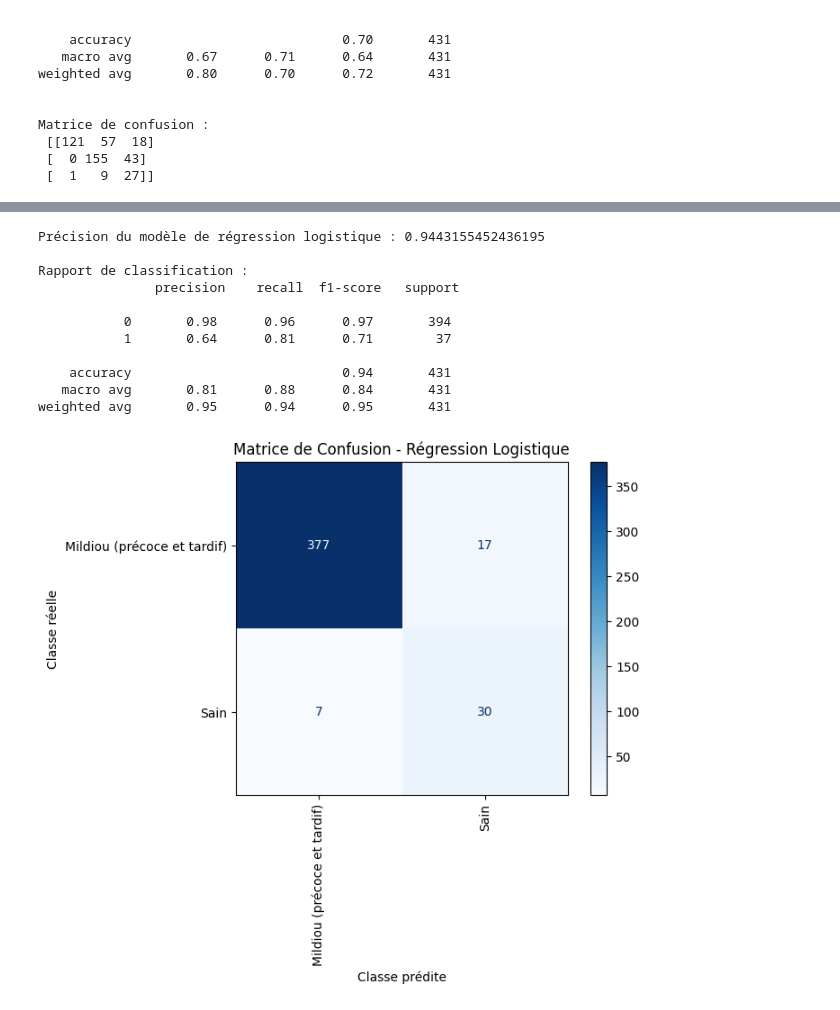
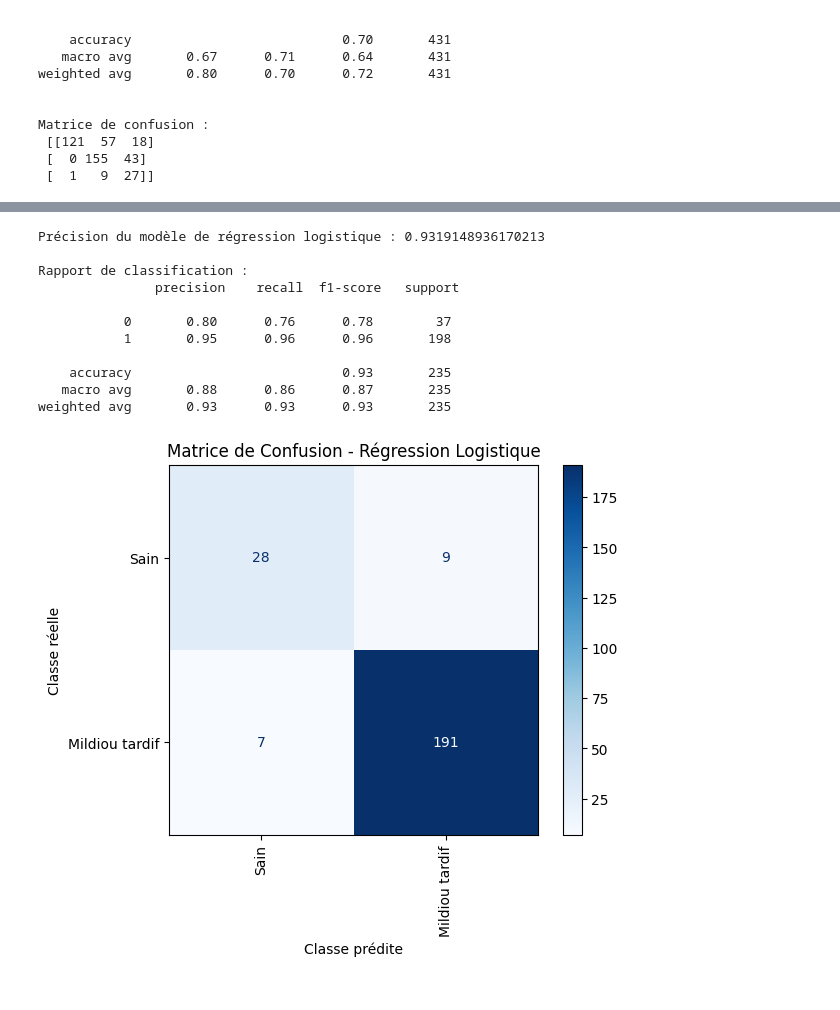
Before and after one commit to meryemgrimaj/ProjetMLL, a Jupyter notebook: Projet_ML_knn_rl.ipynb, the cells around one changed output, grey strips where cells are left out. Cells and saved outputs as stored; diff of their text form; code cells hidden in the pictures.

Commit message:
modifications des modèles

```diff
--- a/Projet_ML_knn_rl.ipynb
+++ b/Projet_ML_knn_rl.ipynb
@@ -268,3 +268,27 @@ Matrice de confusion :
  [[121  57  18]
  [  0 155  43]
  [  1   9  27]]
+# %%
+knn = KNeighborsClassifier(n_neighbors=1, metric='manhattan')
+knn.fit(X_train, y_train)
+y_test_pred = knn.predict(X_test)
+
+
+# Évaluer le modèle
+print("\nRapport de classification :\n", classification_report(y_test, y_test_pred))
+
+# Matrice de confusion
+cm = confusion_matrix(y_test, y_test_pred)
+disp = ConfusionMatrixDisplay(confusion_matrix=cm, display_labels=classe_label)
+disp.plot(cmap=plt.cm.Blues)
+plt.xlabel('Classes prédites')
+plt.ylabel('Classes réelles')
+plt.title('Matrice de confusion : knn = 1, distance = manhattan')
+plt.show()
+
+# calcul de faux négatif (= prédit sain) faux négatif / (faux négatif + vrai positifs)
+TFP = (cm[0,2] + cm[1,2])/(cm[0,2] + cm[1,2] + cm[0,0] + cm[0,1] + cm[1,0] + cm[1,1])
+# calcul de faux positif (= prédit mildiou) faux positif/ (faux positifs + vrai négatifs)
+TFN = (cm[2,0] + cm[2,1])/(cm[2,0] + cm[2,1]+ cm[2,2])
+print("TFP : ", TFP)
+print("TFN : ", TFN)
@@ -304,48 +383,53 @@ On utilise ici la méthode one-vs-all
 # %%
+# Retirer la classe 0 du jeu de données
+X_train1 = X_train[y_train != 0]
+y_train1 = y_train[y_train != 0]
+X_test1 = X_test[y_test != 0]
+y_test1 = y_test[y_test != 0]
 # Normaliser les données d'entrainement et de validation
 scaler = StandardScaler()
-X_train_scaled = scaler.fit_transform(X_train)
-X_test_scaled = scaler.transform(X_test)
+X_train_scaled = scaler.fit_transform(X_train1)
+X_test_scaled = scaler.transform(X_test1)
 
 # Créer des étiquettes binaires pour la méthode un contre tous
-y_train_binary = np.where(y_train == 2, 1, 0)
-y_test_binary = np.where(y_test == 2, 1, 0)
+y_train_binary = np.where(y_train1 == 2, 0, 1)
+y_test_binary = np.where(y_test1 == 2, 0, 1)
 
 # Créer un modèle de régression logistique
 model_rl = LogisticRegression(max_iter=200)  # Augmenter le nombre d'itérations
 
 # Entraîner le modèle
 model_rl.fit(X_train_scaled, y_train_binary)
 
 # Prédire sur l'ensemble de validation
 y_test_pred = model_rl.predict(X_test_scaled)
 
 # Évaluer la précision
 accuracy = accuracy_score(y_test_binary, y_test_pred)
 print("Précision du modèle de régression logistique :", accuracy)
 
 # Afficher le rapport de classification
 print("\nRapport de classification :\n", classification_report(y_test_binary, y_test_pred))
 
 # Afficher la matrice de confusion
 conf_matrix = confusion_matrix(y_test_binary, y_test_pred)
-disp = ConfusionMatrixDisplay(confusion_matrix=conf_matrix, display_labels=['Mildiou (précoce et tardif)', 'Sain'])
+disp = ConfusionMatrixDisplay(confusion_matrix=conf_matrix, display_labels=['Sain','Mildiou tardif' ])
 disp.plot(cmap=plt.cm.Blues, xticks_rotation='vertical')
 plt.title("Matrice de Confusion - Régression Logistique")
 plt.xlabel("Classe prédite")
 plt.ylabel("Classe réelle")
 plt.show()
 # %% [output]
-Précision du modèle de régression logistique : 0.9443155452436195
+Précision du modèle de régression logistique : 0.9319148936170213
 
 Rapport de classification :
                precision    recall  f1-score   support
 
-           0       0.98      0.96      0.97       394
-           1       0.64      0.81      0.71        37
+           0       0.80      0.76      0.78        37
+           1       0.95      0.96      0.96       198
 
-    accuracy                           0.94       431
-   macro avg       0.81      0.88      0.84       431
-weighted avg       0.95      0.94      0.95       431
+    accuracy                           0.93       235
+   macro avg       0.88      0.86      0.87       235
+weighted avg       0.93      0.93      0.93       235
-[figure, old version]
+[figure, new version]
 # %%
```
Also changed, not shown: parts of 10 cells of this notebook.
